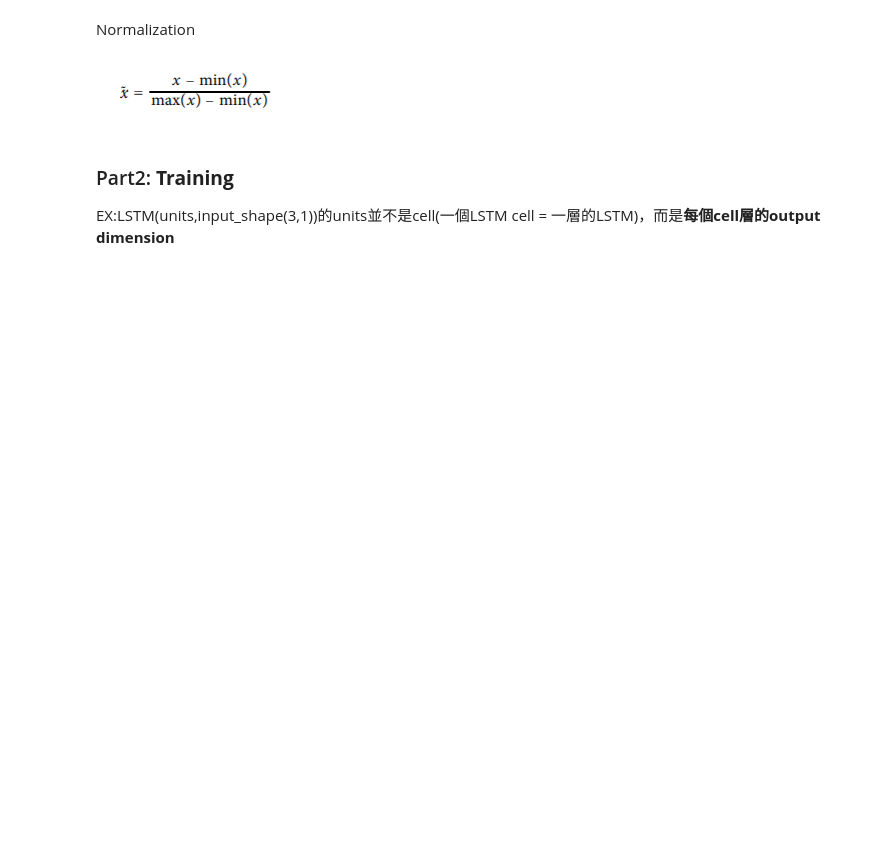
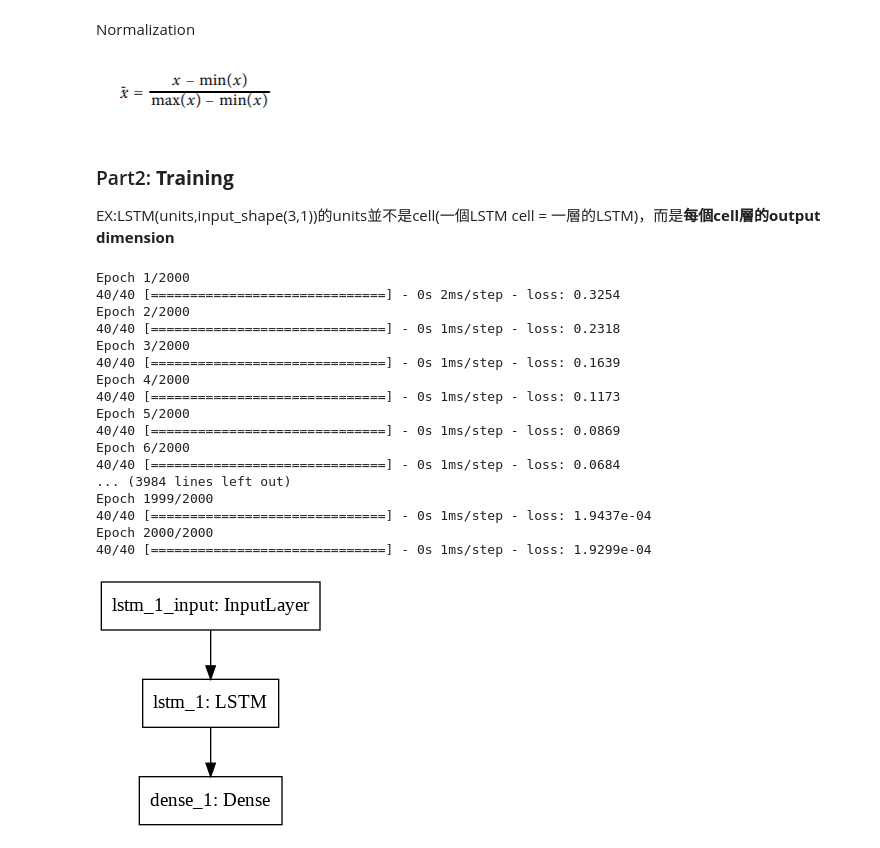
Before and after one commit to louis8ok1/LSTM_Stock, a Jupyter notebook: LSTM_Stock_Prediction.ipynb, the cells around one changed output. Saved outputs shown, nothing was run; the diff lists cells and outputs as text; code cells hidden in the pictures; blank space fills up the shorter version.

```diff
--- a/LSTM_Stock_Prediction.ipynb
+++ b/LSTM_Stock_Prediction.ipynb
@@ -35,29 +34,62 @@ normal = MinMaxScaler()
 training_set = normal.fit_transform(training_set)
 
 # Getting the inputs and the ouputs
-X_train = training_set[0:1299]
-y_train = training_set[1:1300]
+X_train = training_set[0:1252]
+y_train = training_set[1:1253]
 
 # Reshaping
 
-X_train = np.reshape(X_train, (1299, 1, 1))
+x_train = np.reshape(X_train, (1252, 1, 1))
 # %% [markdown]
 ### Part2: **Training**
 
 EX:LSTM(units,input_shape(3,1))的units並不是cell(一個LSTM cell = 一層的LSTM)，而是**每個cell層的output dimension**
 # %%
-#	The	Sequential class that will initialise RNN
-#	The	Dense	class	create the output	layer	of RNN
+#	The Sequential class that will initialise RNN
+# The Dense class create the output layer of RNN
 # The LSTM class make RNN have "Long Memory"
 
 
 from keras.models import Sequential
 from keras.layers import Dense
 from keras.layers import LSTM
 
 #Create the RNN
-model = Sequential()
+regressor = Sequential()
 
 # Adding the input layer and the LSTM layer
-#
-model.add(LSTM(units = 4, activation = 'sigmoid', input_shape = (None, 1)))
+#1 because we have just 1 col input
+regressor.add(LSTM(units = 4, activation = 'sigmoid', input_shape = (None, 1)))
+
+# Adding the output layer
+
+regressor.add(Dense(units = 1))
+
+
+regressor.compile(optimizer = 'Adam',loss = 'MeanSquaredError')
+
+#training model
+#epochs = 256 for better convergence
+regressor.fit(x=x_train,y=y_train,batch_size=32,epochs=2000)
+
+from keras.utils import plot_model
+plot_model(regressor, to_file='regressor.png')
+# %% [output]
+Epoch 1/2000
+40/40 [==============================] - 0s 2ms/step - loss: 0.3254
+Epoch 2/2000
+40/40 [==============================] - 0s 1ms/step - loss: 0.2318
+Epoch 3/2000
+40/40 [==============================] - 0s 1ms/step - loss: 0.1639
+Epoch 4/2000
+40/40 [==============================] - 0s 1ms/step - loss: 0.1173
+Epoch 5/2000
+40/40 [==============================] - 0s 1ms/step - loss: 0.0869
+Epoch 6/2000
+40/40 [==============================] - 0s 1ms/step - loss: 0.0684
+... (3984 lines left out)
+Epoch 1999/2000
+40/40 [==============================] - 0s 1ms/step - loss: 1.9437e-04
+Epoch 2000/2000
+40/40 [==============================] - 0s 1ms/step - loss: 1.9299e-04
+[figure, added]
```
Also changed, not shown: parts of 3 cells of this notebook.
